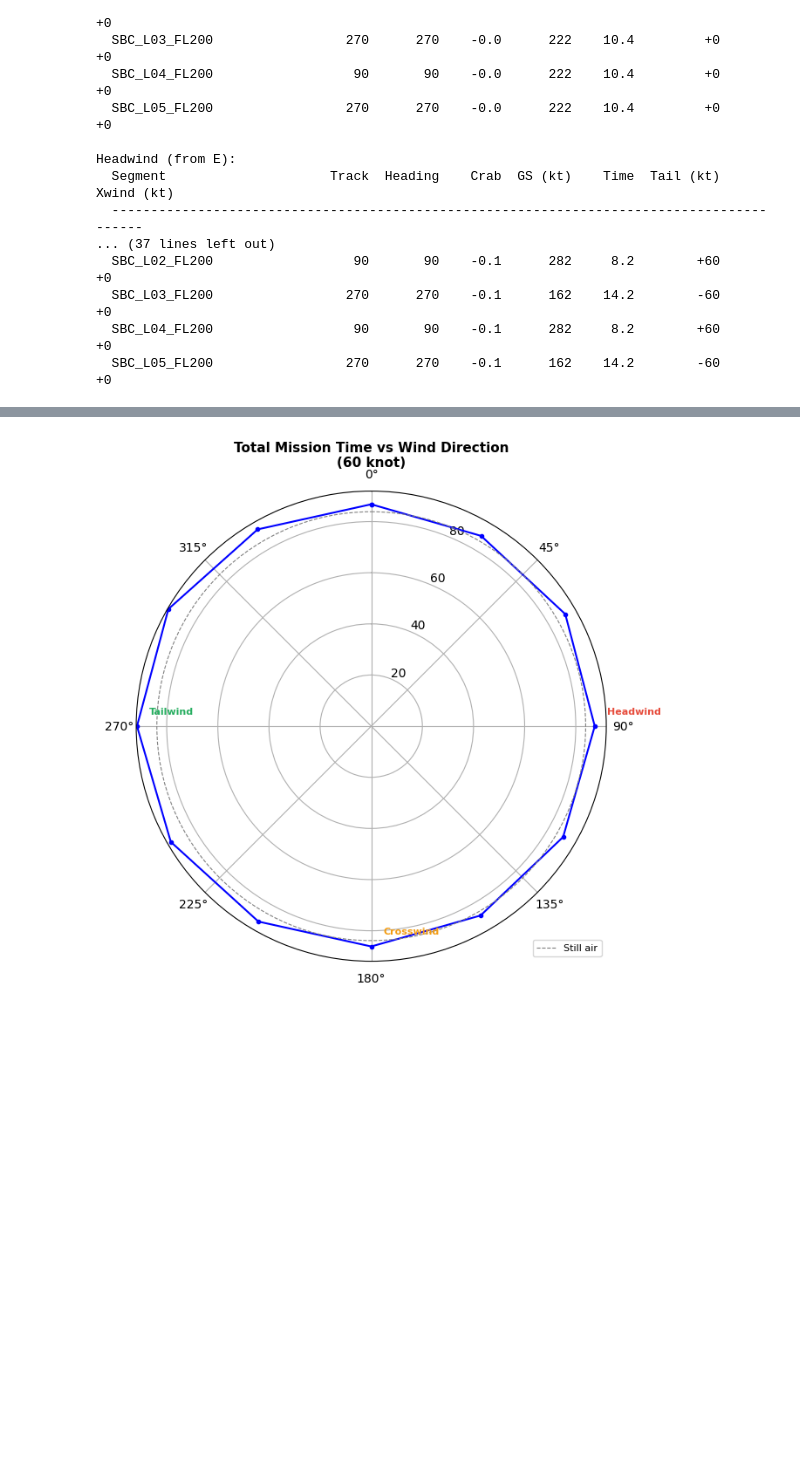
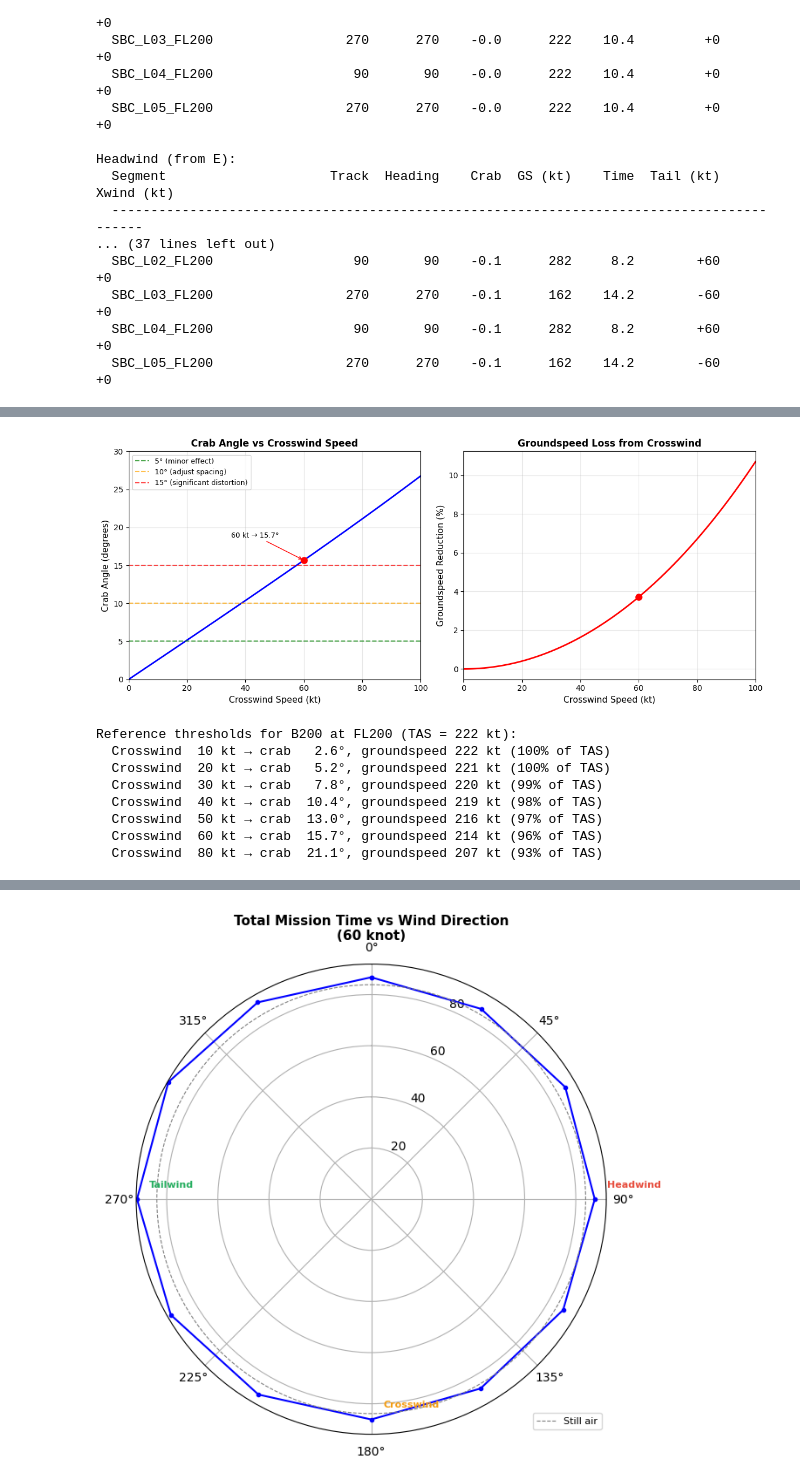
Before and after one commit to ryanpavlick/hyplan, a Jupyter notebook: notebooks/wind_effects.ipynb, the cells around one changed output, grey strips where cells are left out. Saved outputs shown, nothing was run; the diff lists cells and outputs as text; code cells hidden in the pictures; blank space fills up the shorter version.

```diff
--- a/notebooks/wind_effects.ipynb
+++ b/notebooks/wind_effects.ipynb
@@ -255,0 +283,60 @@ Headwind (from E):
+# %%
+tas_kt = cruise_speed.to(ureg.knot).magnitude  # ~222 kt
+
+crosswind_speeds = np.arange(0, 101, 1)  # 0 to 100 kt
+crab_angles = np.degrees(np.arcsin(np.clip(crosswind_speeds / tas_kt, -1, 1)))
+
+# Also compute groundspeed reduction from crosswind
+groundspeed = np.sqrt(tas_kt**2 - crosswind_speeds**2)
+gs_reduction_pct = (1 - groundspeed / tas_kt) * 100
+
+fig, (ax1, ax2) = plt.subplots(1, 2, figsize=(12, 5))
+
+# Left: Crab angle vs crosswind
+ax1.plot(crosswind_speeds, crab_angles, "b-", linewidth=2)
+ax1.axhline(5, color="green", linestyle="--", alpha=0.7, label="5° (minor effect)")
+ax1.axhline(10, color="orange", linestyle="--", alpha=0.7, label="10° (adjust spacing)")
+ax1.axhline(15, color="red", linestyle="--", alpha=0.7, label="15° (significant distortion)")
+
+# Mark the 60-kt case from our examples
+crab_60 = np.degrees(np.arcsin(60 / tas_kt))
+ax1.plot(60, crab_60, "ro", markersize=8, zorder=5)
+ax1.annotate(f"60 kt → {crab_60:.1f}°", xy=(60, crab_60),
+             xytext=(35, crab_60 + 3), fontsize=9,
+             arrowprops=dict(arrowstyle="->", color="red"))
+
+ax1.set_xlabel("Crosswind Speed (kt)", fontsize=11)
+ax1.set_ylabel("Crab Angle (degrees)", fontsize=11)
+ax1.set_title("Crab Angle vs Crosswind Speed", fontsize=12, fontweight="bold")
+ax1.legend(fontsize=9)
+ax1.set_xlim(0, 100)
+ax1.set_ylim(0, 30)
+ax1.grid(True, alpha=0.3)
+
+# Right: Groundspeed reduction
+ax2.plot(crosswind_speeds, gs_reduction_pct, "r-", linewidth=2)
+ax2.plot(60, (1 - np.sqrt(tas_kt**2 - 60**2) / tas_kt) * 100, "ro", markersize=8, zorder=5)
+ax2.set_xlabel("Crosswind Speed (kt)", fontsize=11)
+ax2.set_ylabel("Groundspeed Reduction (%)", fontsize=11)
+ax2.set_title("Groundspeed Loss from Crosswind", fontsize=12, fontweight="bold")
+ax2.set_xlim(0, 100)
+ax2.grid(True, alpha=0.3)
+
+fig.tight_layout()
+plt.show()
+
+print(f"\nReference thresholds for B200 at FL200 (TAS = {tas_kt:.0f} kt):")
+for xw in [10, 20, 30, 40, 50, 60, 80]:
+    ca = np.degrees(np.arcsin(xw / tas_kt))
+    gs = np.sqrt(tas_kt**2 - xw**2)
+    print(f"  Crosswind {xw:3d} kt → crab {ca:5.1f}°, groundspeed {gs:.0f} kt ({gs/tas_kt*100:.0f}% of TAS)")
+# %% [output]
+[figure, added]
+Reference thresholds for B200 at FL200 (TAS = 222 kt):
+  Crosswind  10 kt → crab   2.6°, groundspeed 222 kt (100% of TAS)
+  Crosswind  20 kt → crab   5.2°, groundspeed 221 kt (100% of TAS)
+  Crosswind  30 kt → crab   7.8°, groundspeed 220 kt (99% of TAS)
+  Crosswind  40 kt → crab  10.4°, groundspeed 219 kt (98% of TAS)
+  Crosswind  50 kt → crab  13.0°, groundspeed 216 kt (97% of TAS)
+  Crosswind  60 kt → crab  15.7°, groundspeed 214 kt (96% of TAS)
+  Crosswind  80 kt → crab  21.1°, groundspeed 207 kt (93% of TAS)
```
Also changed, not shown: parts of 19 cells of this notebook, 28 other files.
